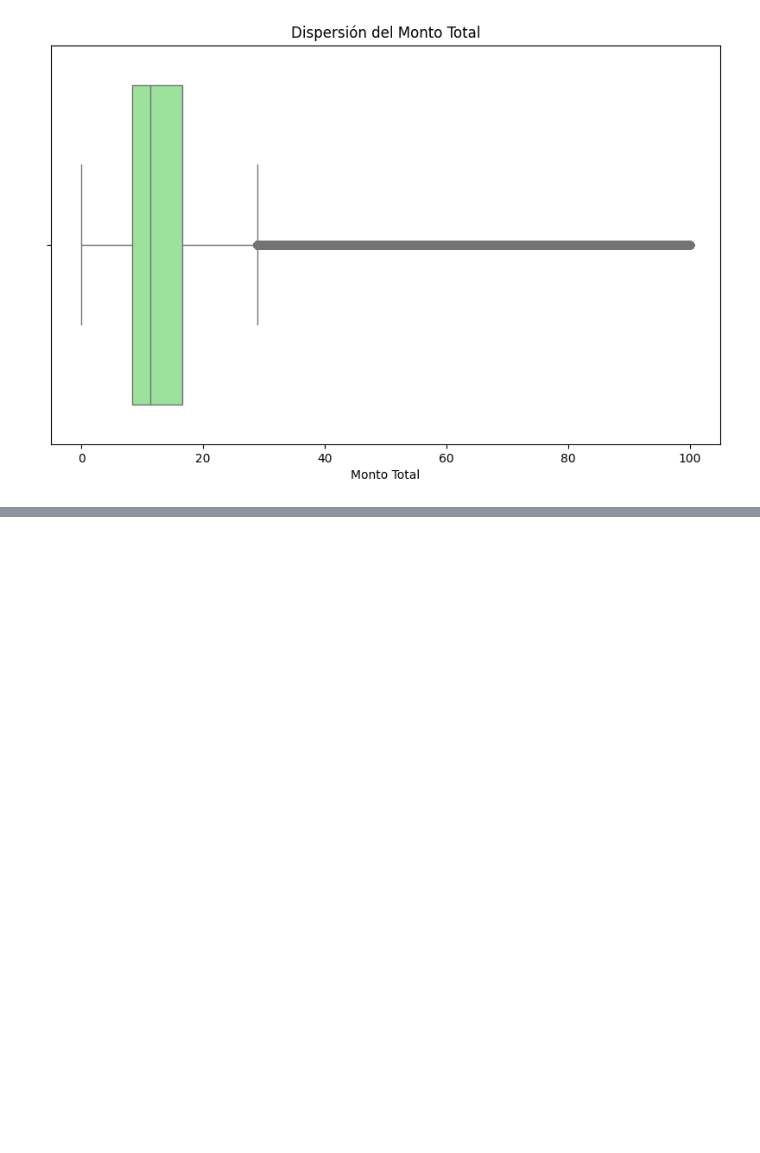
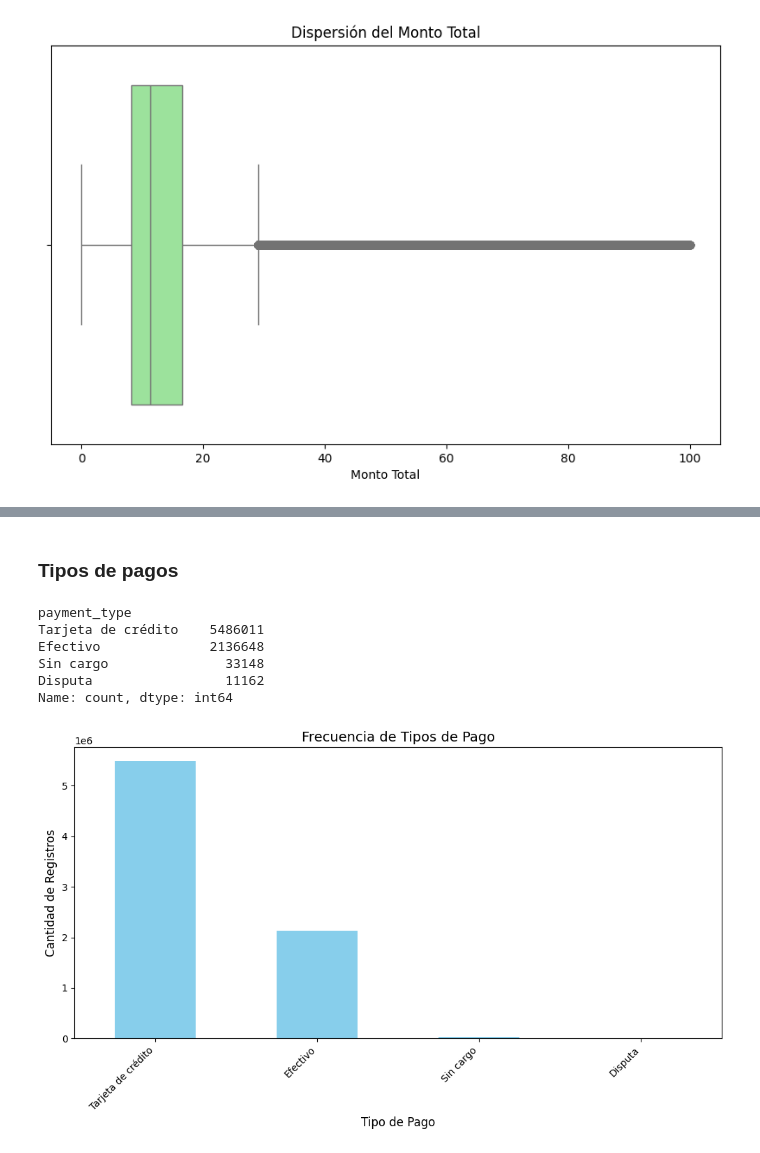
Before and after one commit to yeisondelatorre/ML_trabajofinal, a Jupyter notebook: _sources/notebooks.ipynb, the cells around one changed output, grey strips where cells are left out. Drawn from its saved outputs; the diff is of its cells as text; code cells hidden in the pictures; blank space fills up the shorter version.

```diff
--- a/_sources/notebooks.ipynb
+++ b/_sources/notebooks.ipynb
@@ -638,0 +646,44 @@ Correlación entre total_amount y Duration_seconds: 0.13001221992155151
+# %% [markdown]
+### Tipos de pagos
+# %%
+# Contar las ocurrencias de cada tipo de pago
+payment_type_counts = taxi_df['payment_type'].value_counts()
+
+# Diccionario de traducción de los tipos de pago a español
+payment_type_labels_es = {
+    1: 'Tarjeta de crédito',
+    2: 'Efectivo',
+    3: 'Sin cargo',
+    4: 'Disputa',
+    5: 'Desconocido',
+    6: 'Viaje anulado'
+}
+
+# Asignar los nombres en español a los códigos y mostrar los resultados
+payment_type_counts_named_es = payment_type_counts.rename(payment_type_labels_es)
+print(payment_type_counts_named_es)
+# %% [output]
+payment_type
+Tarjeta de crédito    5486011
+Efectivo              2136648
+Sin cargo               33148
+Disputa                 11162
+Name: count, dtype: int64
+# %%
+# Crear un gráfico de barras
+plt.figure(figsize=(10, 6))
+payment_type_counts_named_es.plot(kind='bar', color='skyblue')
+
+# Añadir título y etiquetas
+plt.title('Frecuencia de Tipos de Pago', fontsize=14)
+plt.xlabel('Tipo de Pago', fontsize=12)
+plt.ylabel('Cantidad de Registros', fontsize=12)
+
+# Mostrar las etiquetas en el eje x de forma legible
+plt.xticks(rotation=45, ha='right')
+
+# Mostrar el gráfico
+plt.tight_layout()
+plt.show()
+# %% [output]
+[figure, added]
```
Also changed, not shown: parts of 9 cells of this notebook, 4 other files.
